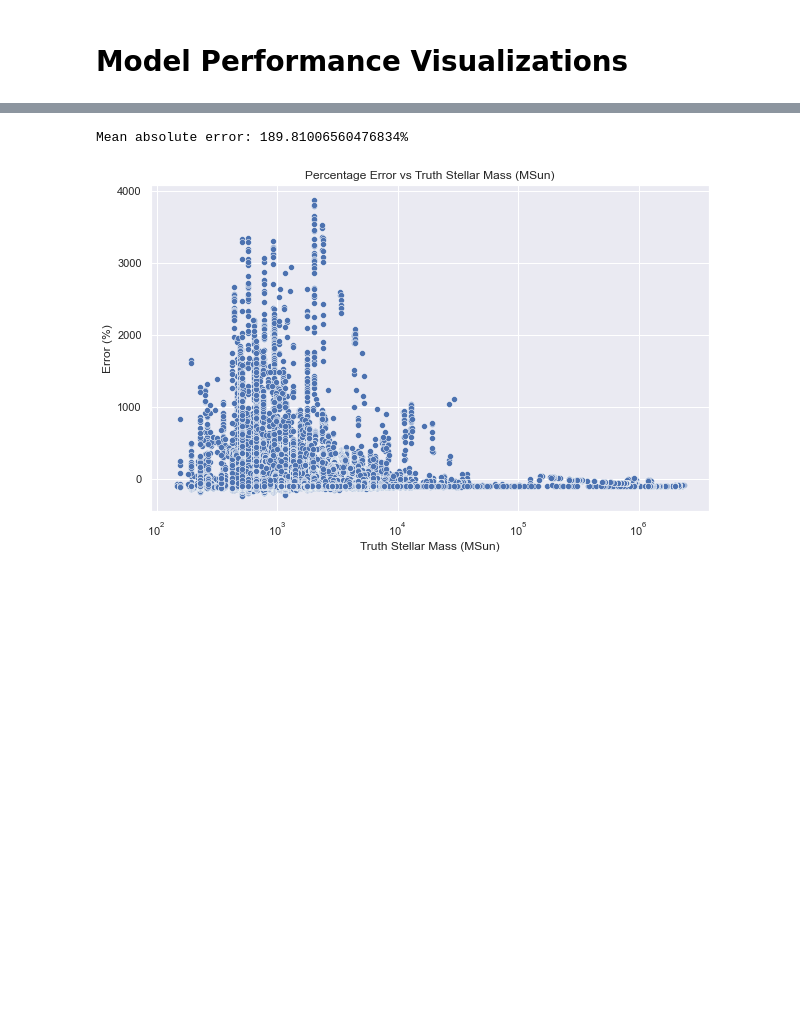
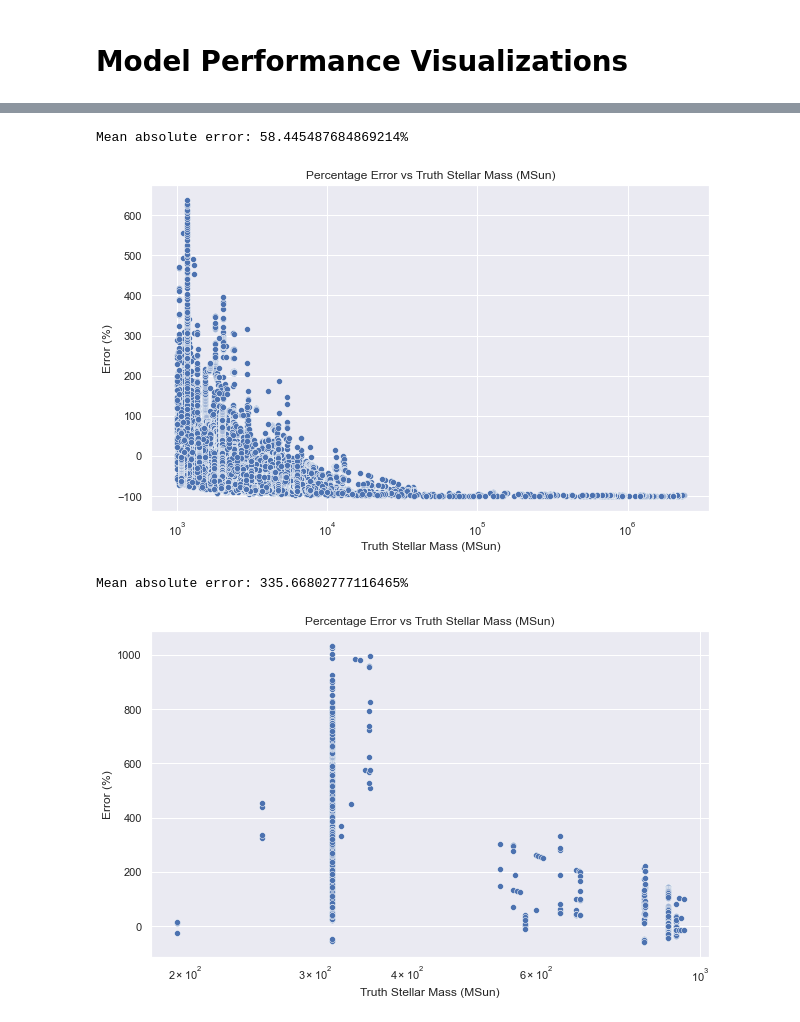
Before and after one commit to vhorvath2010/baryonic-from-dmmt, a Jupyter notebook: visualize_training.ipynb, the cells around one changed output, grey strips where cells are left out. Drawn from its saved outputs; the diff is of its cells as text; code cells hidden in the pictures; blank space fills up the shorter version.

```diff
--- a/visualize_training.ipynb
+++ b/visualize_training.ipynb
@@ -60,11 +92,22 @@ ax.autoscale(True)
 # %%
-error = ((y_pred - y_truth) / y_truth) * 100
-ax = sns.scatterplot(x=y_truth, y=error)
+error = ((y_pred_large - y_truth_large) / y_truth_large) * 100
+ax = sns.scatterplot(x=y_truth_large, y=error)
 ax.set_xscale('log')
 ax.set_title('Percentage Error vs Truth Stellar Mass (MSun)')
 ax.set_ylabel('Error (%)')
 ax.set_xlabel('Truth Stellar Mass (MSun)')
 print(f'Mean absolute error: {np.mean(np.abs(error))}%')
 # %% [output]
-Mean absolute error: 189.81006560476834%
+Mean absolute error: 58.445487684869214%
-[figure, old version]
+[figure, new version]
+# %%
+error = ((y_pred_small - y_truth_small) / y_truth_small) * 100
+ax = sns.scatterplot(x=y_truth_small, y=error)
+ax.set_xscale('log')
+ax.set_title('Percentage Error vs Truth Stellar Mass (MSun)')
+ax.set_ylabel('Error (%)')
+ax.set_xlabel('Truth Stellar Mass (MSun)')
+print(f'Mean absolute error: {np.mean(np.abs(error))}%')
+# %% [output]
+Mean absolute error: 335.66802777116465%
+[figure, added]
```
Also changed, not shown: parts of 7 cells of this notebook, 9 other files.
